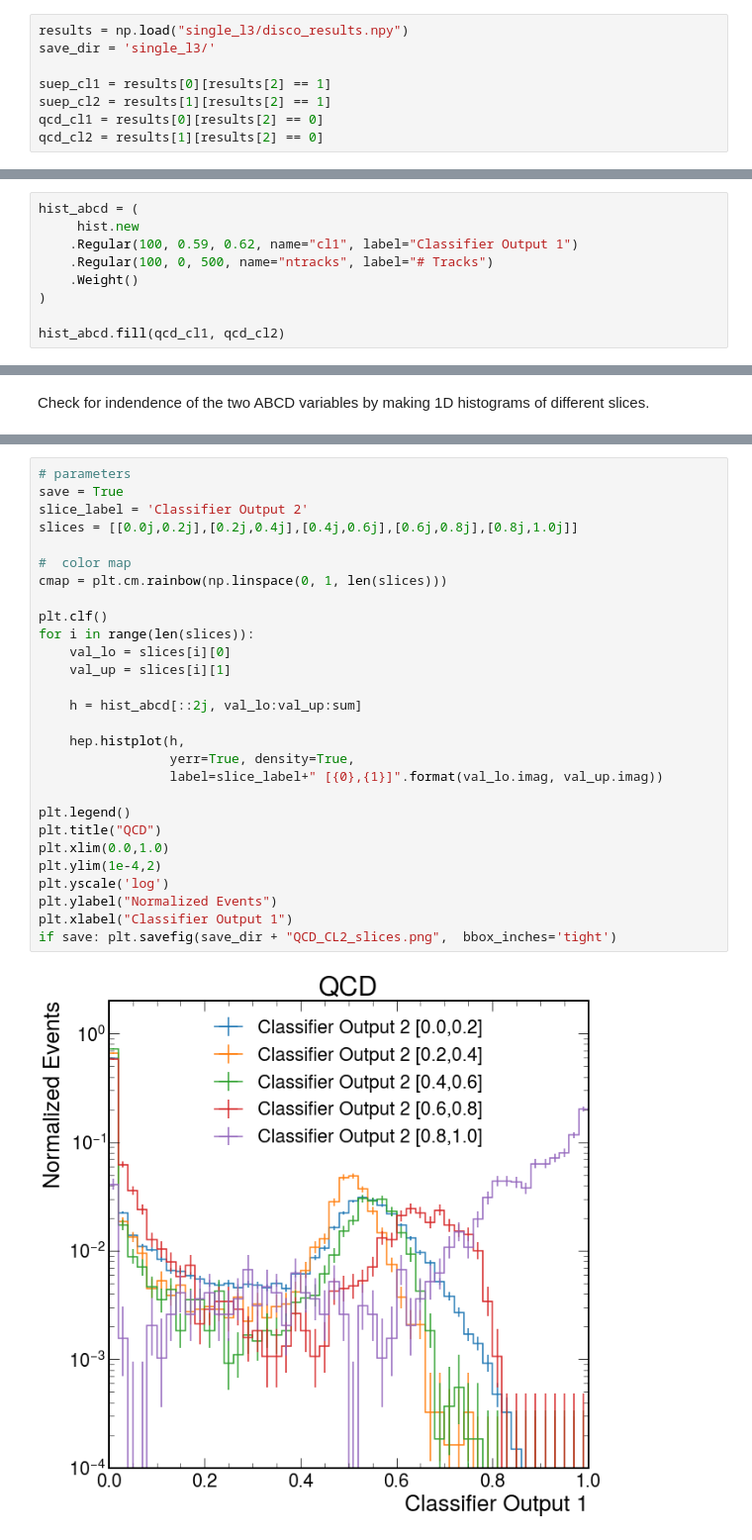
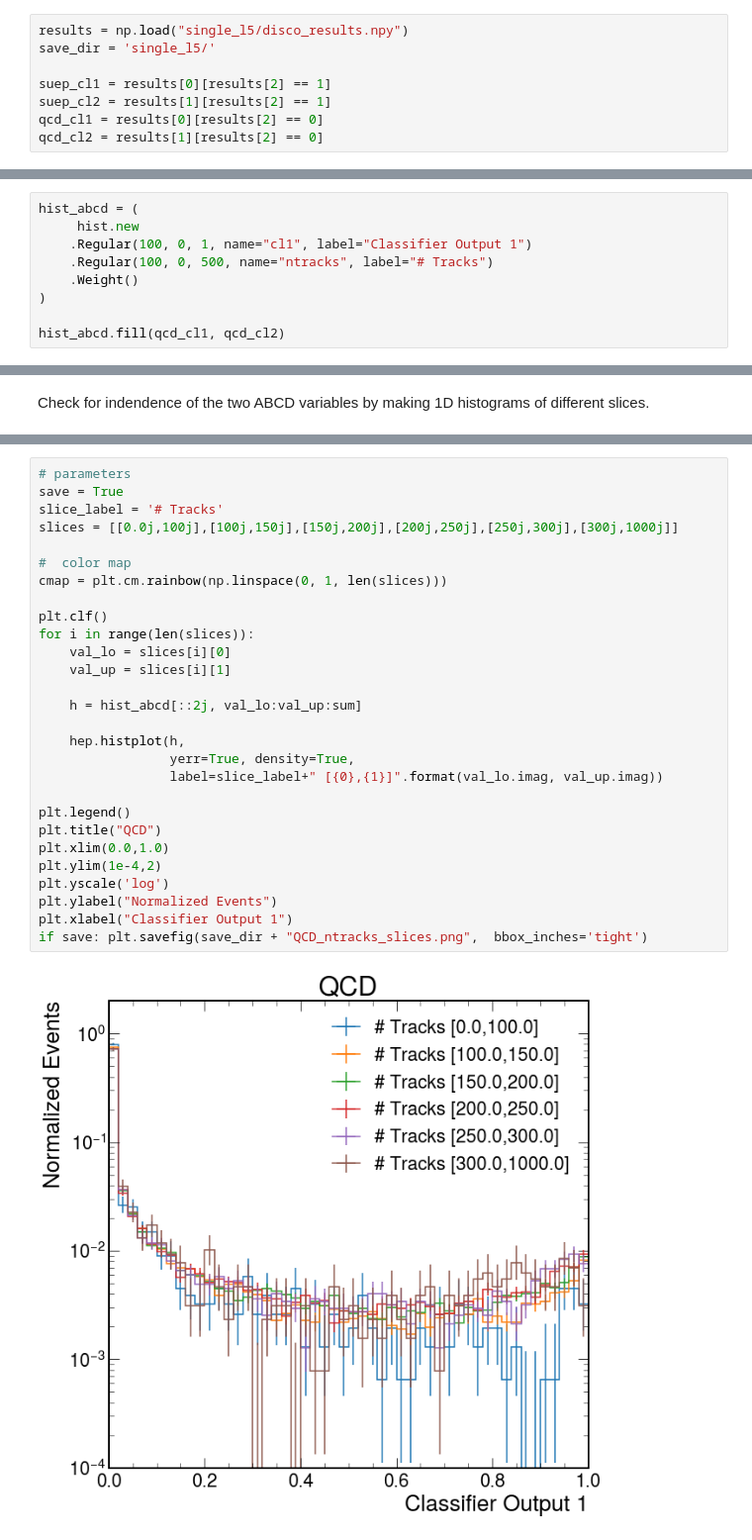
Before and after one commit to SUEPPhysics/deepjet-geometric, a Jupyter notebook: examples/ABCD_single_DiSco.ipynb, the cells around one changed output, grey strips where cells are left out. Shown at 99% size. Drawn from its saved outputs; the diff is of its cells as text.

```diff
--- a/examples/ABCD_single_DiSco.ipynb
+++ b/examples/ABCD_single_DiSco.ipynb
@@ -9,8 +9,8 @@ mpl.rcParams['figure.facecolor'] = 'white'
 # %% [markdown]
 Read in the data
 # %%
-results = np.load("single_l3/disco_results.npy")
-save_dir = 'single_l3/'
+results = np.load("single_l5/disco_results.npy")
+save_dir = 'single_l5/'
 
 suep_cl1 = results[0][results[2] == 1]
 suep_cl2 = results[1][results[2] == 1]
@@ -21,7 +30,7 @@ Make 2D histograms using the ABCD variables.
 # %%
 hist_abcd = (
      hist.new
-    .Regular(100, 0.59, 0.62, name="cl1", label="Classifier Output 1")
+    .Regular(100, 0, 1, name="cl1", label="Classifier Output 1")
     .Regular(100, 0, 500, name="ntracks", label="# Tracks")
     .Weight()
 )
@@ -143,30 +150,30 @@ if save: plt.savefig(save_dir + "QCD_CL1_slices.png",  bbox_inches='tight')
 # %%
 # parameters
 save = True
-slice_label = 'Classifier Output 2'
-slices = [[0.0j,0.2j],[0.2j,0.4j],[0.4j,0.6j],[0.6j,0.8j],[0.8j,1.0j]]
+slice_label = '# Tracks'
+slices = [[0.0j,100j],[100j,150j],[150j,200j],[200j,250j],[250j,300j],[300j,1000j]]
 
 #  color map
 cmap = plt.cm.rainbow(np.linspace(0, 1, len(slices)))
 
 plt.clf()
 for i in range(len(slices)):
     val_lo = slices[i][0]
     val_up = slices[i][1]
 
     h = hist_abcd[::2j, val_lo:val_up:sum]
 
     hep.histplot(h,
                  yerr=True, density=True,
                  label=slice_label+" [{0},{1}]".format(val_lo.imag, val_up.imag))
 
 plt.legend()
 plt.title("QCD")
 plt.xlim(0.0,1.0)
 plt.ylim(1e-4,2)
 plt.yscale('log')
 plt.ylabel("Normalized Events")
 plt.xlabel("Classifier Output 1")
-if save: plt.savefig(save_dir + "QCD_CL2_slices.png",  bbox_inches='tight')
+if save: plt.savefig(save_dir + "QCD_ntracks_slices.png",  bbox_inches='tight')
 # %% [output]
-[figure, old version]
+[figure, new version]
```
Also changed, not shown: parts of 8 cells of this notebook, 5 other files.
